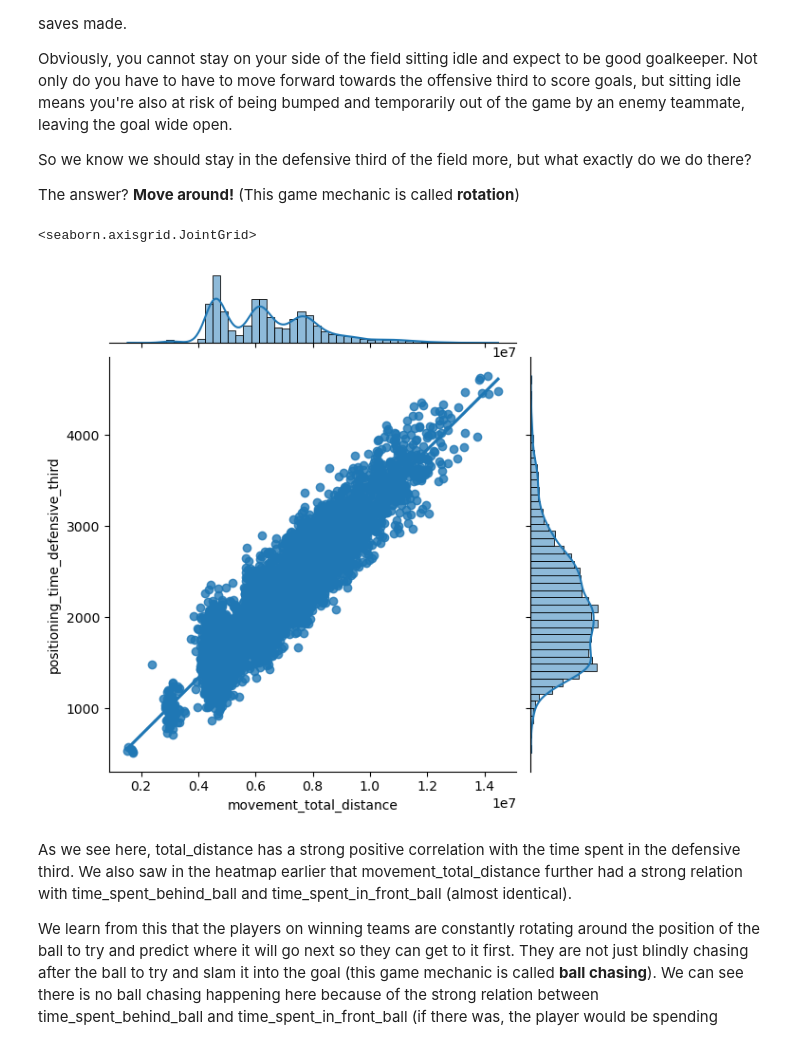
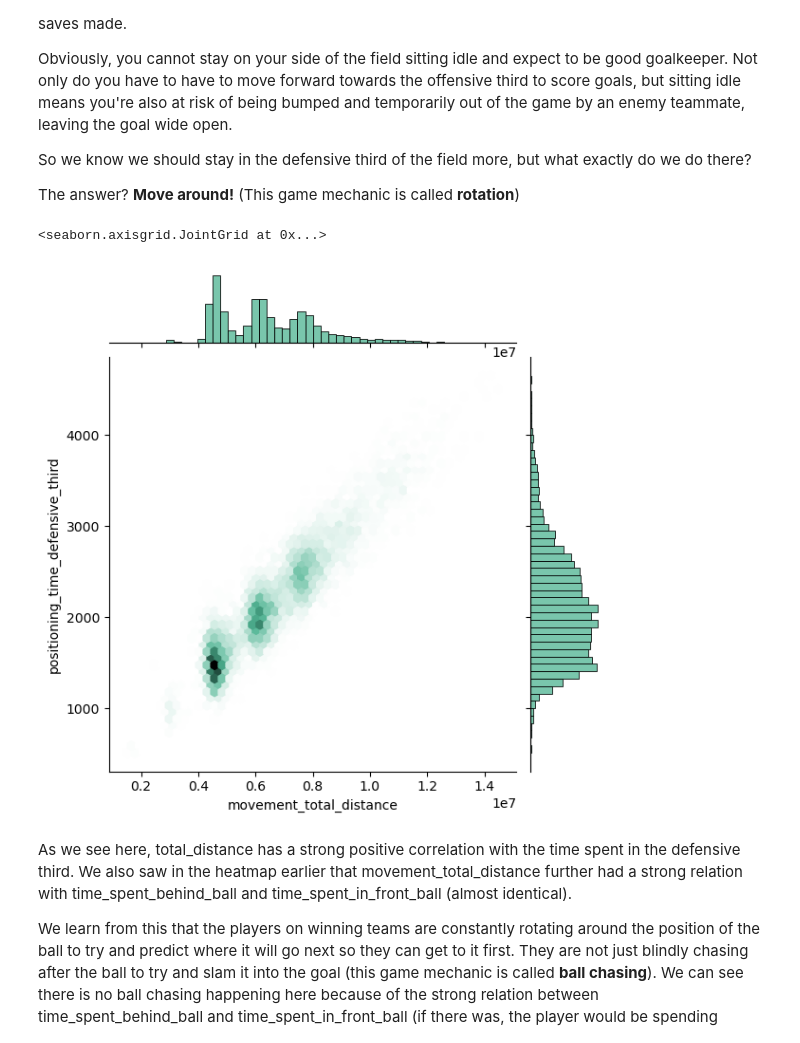
Before and after one commit to ahmadsm1/Rocket-League-Winning-Strategies, a Jupyter notebook: notebooks/analysis1.ipynb, the cells around one changed output. Saved outputs shown, nothing was run; the diff lists cells and outputs as text; code cells hidden in the pictures.

```diff
--- a/notebooks/analysis1.ipynb
+++ b/notebooks/analysis1.ipynb
@@ -222,10 +224,10 @@ So we know we should stay in the defensive third of the field more, but what exa
 
 The answer? **Move around!** (This game mechanic is called **rotation**)
 # %%
-sns.jointplot(y='positioning_time_defensive_third', x='movement_total_distance', data=raw, kind='reg')
+sns.jointplot(y='positioning_time_defensive_third', x='movement_total_distance', data=raw, kind='hex', color="#4CB391")
 # %% [output]
-<seaborn.axisgrid.JointGrid>
+<seaborn.axisgrid.JointGrid at 0x...>
-[figure, old version]
+[figure, new version]
 # %% [markdown]
 As we see here, total_distance has a strong positive correlation with the time spent in the defensive third. We also saw in the heatmap earlier that movement_total_distance further had a strong relation with time_spent_behind_ball and time_spent_in_front_ball (almost identical).
 
```
Also changed, not shown: parts of 6 cells of this notebook, 1 other file.
